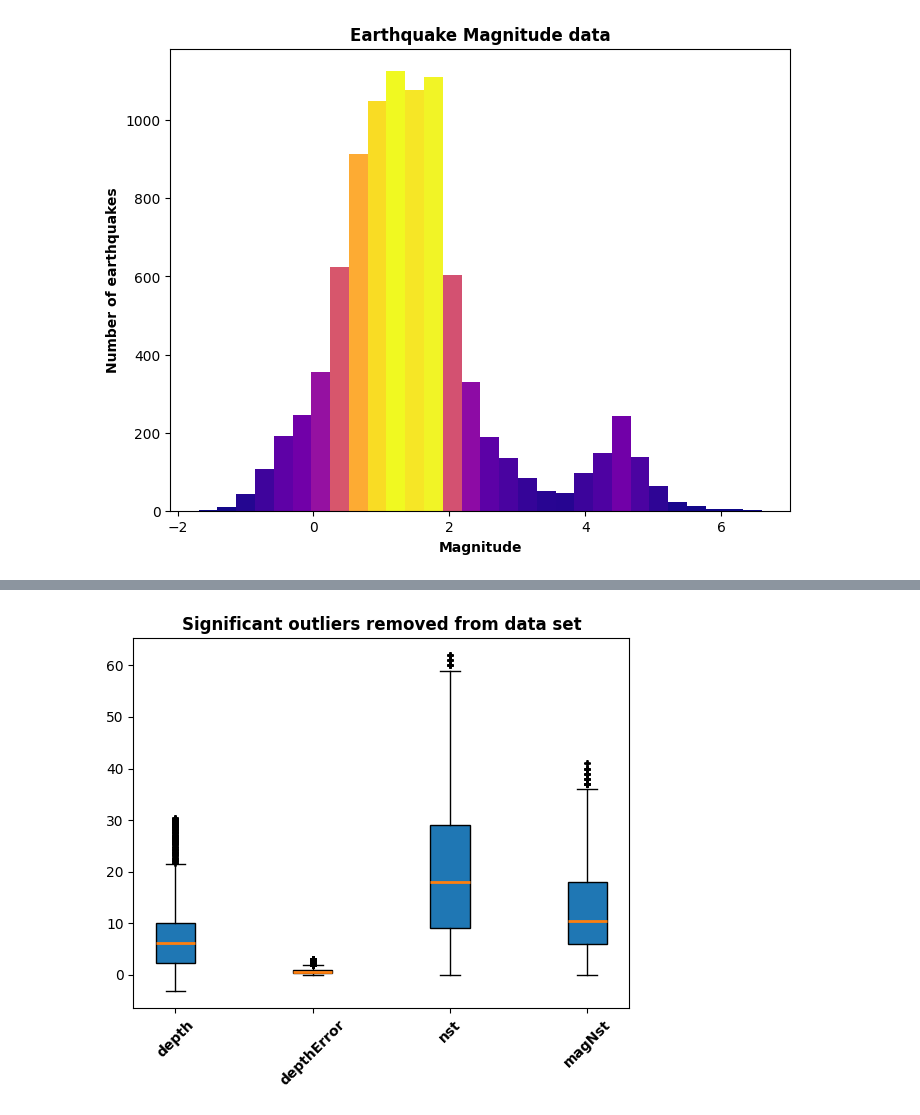
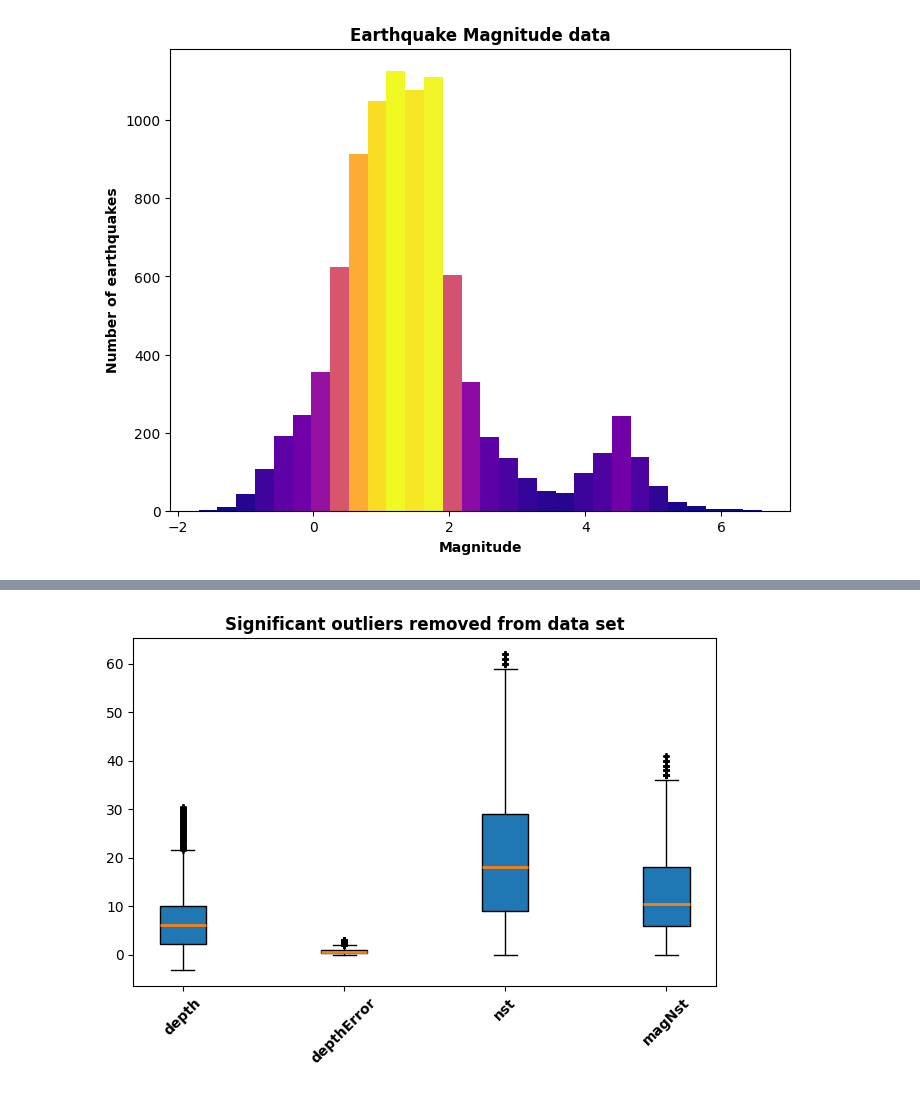
Before and after one commit to aferguson15235/assignments_aferg, a Jupyter notebook: earthquakes.ipynb, the cells around one changed output, grey strips where cells are left out. Drawn from its saved outputs; the diff is of its cells as text; code cells hidden in the pictures.

```diff
--- a/earthquakes.ipynb
+++ b/earthquakes.ipynb
@@ -234,31 +235,32 @@ x = 0
 
 for column in columns:
     temp = eq[column]
     Q25 = temp.quantile(0.25)
     Q75 = temp.quantile(0.75)
     IQR = Q75 - Q25
     max_outlier = Q75 + 1.5*IQR
     min_outlier = Q25 - 1.5*IQR
     # remove null entries and outliers
     for i in range(temp.shape[0]):
         if temp[i].astype(str) == "nan":
             temp = temp.drop([i])
             continue
         if temp[i] > max_outlier or temp[i] < min_outlier:
             temp = temp.drop([i])
 
     # draw boxplot at appropriate position
     ax.boxplot(temp, positions=[x],
                 widths=2,
                 patch_artist=True,
                 medianprops=medians,
                 flierprops=outliers)
     x += 7
 
 #aethetics
 ax.set_xticks(np.arange(0,(len(columns)-1)*7+1,7))
 ax.set_xticklabels(columns, fontweight='bold', rotation=45)
 ax.set_title("Significant outliers removed from data set", fontweight='bold')
+fig.tight_layout()
 plt.savefig("earthquake_plots/boxplots.png")
 # %% [output]
-[figure, old version]
+[figure, new version]
```
Also changed, not shown: parts of 2 cells of this notebook, 4 other files.
